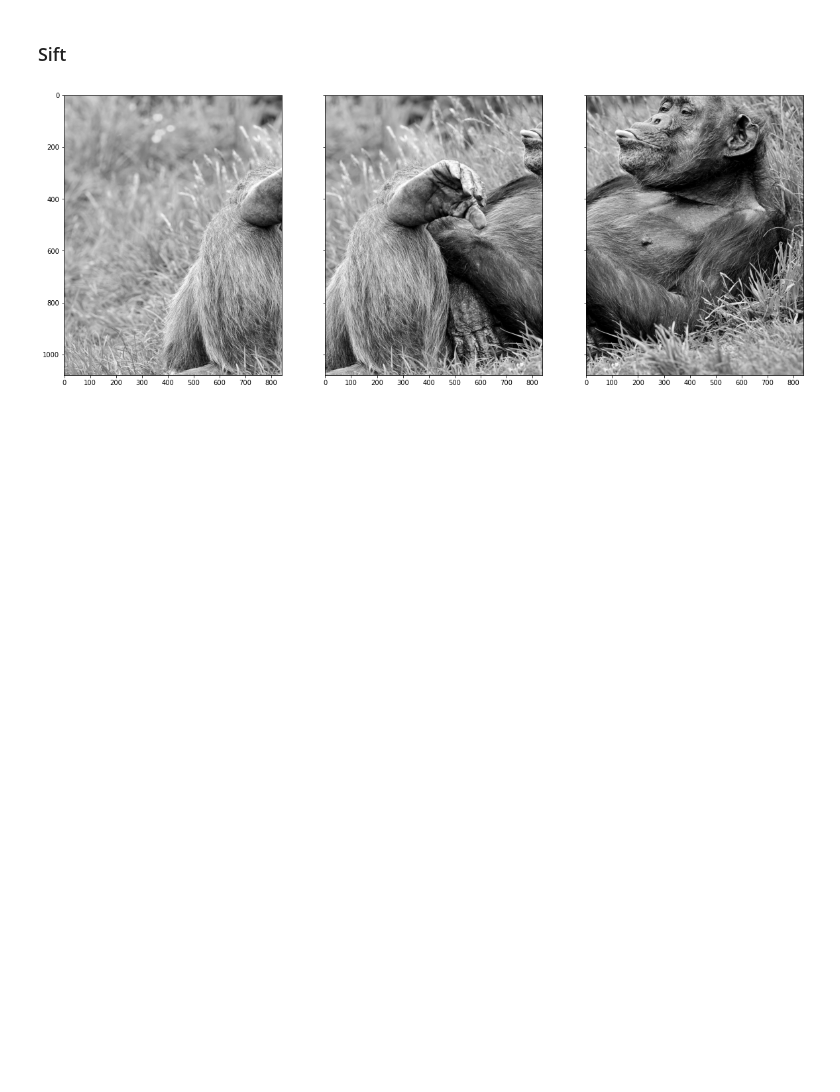
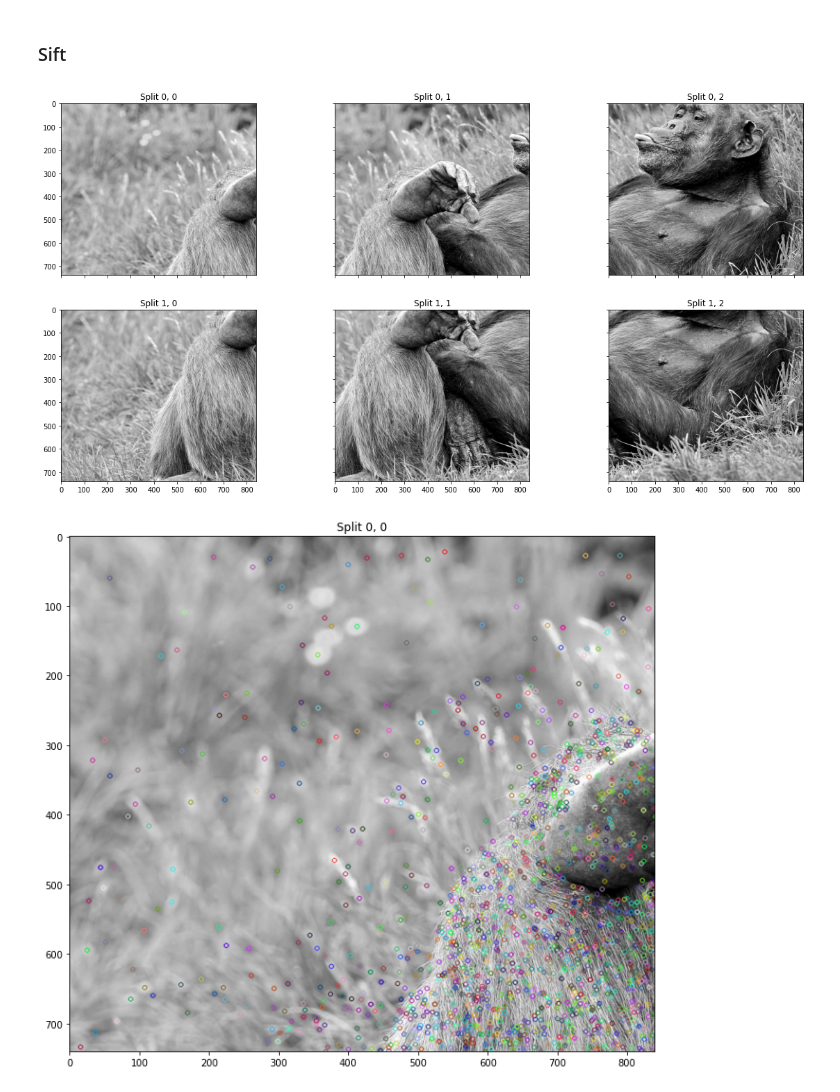
Before and after one commit to WTS012201/CompVis, a Jupyter notebook: ImageStitching/stitching.ipynb, the cells around one changed output. Saved outputs shown, nothing was run; the diff lists cells and outputs as text; code cells hidden in the pictures; blank space fills up the shorter version.

Commit message:
splitting

```diff
--- a/ImageStitching/stitching.ipynb
+++ b/ImageStitching/stitching.ipynb
@@ -12,20 +12,23 @@ TEST_IMG = "test.jpeg"
 # %%
 def split_img(img, rows, cols, inter_k):
     splits = []
-    m_size = img.shape[0]
-    n_size = img.shape[1]
-    add_n = n_size % cols
+    m_size, n_size = img.shape[0], img.shape[1]
+    remain_r, remain_c = m_size % rows, n_size % cols
 
     for i in range(rows):
         row = []
+        f_i, l_i = i == 0, i == cols - 1
+        start_i = i * (m_size // rows) - (not f_i) * inter_k
+        end_i = (i + 1) * (m_size // rows) + (not l_i) * inter_k
+
         for j in range(cols):
-            last = j == cols - 1
-            first = j == 0
-
-            start = j * (n_size // cols) - (not first) * inter_k
-            end = (j + 1) * (n_size // cols) + (not last) * inter_k
-
-            row.append(img[:, start:end + last * add_n])
+            f_j, l_j = j == 0, j == cols - 1
+            start_j = j * (n_size // cols) - (not f_j) * inter_k
+            end_j = (j + 1) * (n_size // cols) + (not l_j) * inter_k
+            row.append(img[
+                start_i:end_i + l_i * remain_r,
+                start_j:end_j + l_j * remain_c
+            ])
         splits.append(row)
 
     return splits
@@ -32,32 +63,31 @@ def split_img(img, rows, cols, inter_k):
 # %%
 src = cv.imread(TEST_IMG)
 
 if src is None:
     print('Could not open or find the image:', TEST_IMG)
     exit(0)
 img = src.copy()
 gray = cv.cvtColor(img, cv.COLOR_BGR2GRAY)
 
-r_split = 1
+
+sift = cv.SIFT_create()
+keypoints = sift.detect(gray)
+
+# cv.drawKeypoints(gray, keypoints, img)
+# img = cv.drawKeypoints(
+#     gray, keypoints, img,
+#     flags=cv.DRAW_MATCHES_FLAGS_DRAW_RICH_KEYPOINTS
+# )
+
+r_split = 2
 c_split = 3
 splits = split_img(gray, r_split, c_split, 200)
+sample_split = splits[0][0]
+
+sample_split = cv.drawKeypoints(sample_split, keypoints, img)
+
+show_splits(splits, cmap='gray')
+show_splits([[sample_split]], title="Split 0, 0", cmap='gray')
+# %% [output]
+[figure, added]
+[figure, added]
-# %%
-def show_splits(splits, **kwargs):
-    rows = len(splits)
-    cols = len(splits[0])
-    fig, axes = plt.subplots(
-        rows, cols, sharex=True, sharey=True, figsize=(20,10)
-    )
-
-    for i in range(rows):
-        for j in range(cols):
-            if rows == 1:
-                axes[j].imshow(splits[i][j], **kwargs)
-            else:
-                axes[i,j].imshow(splits[i][j], **kwargs)
-
-show_splits(splits, cmap='gray')
-# plt.figure(figsize = (20,10))
-# plt.imshow(splits[0][0], cmap='gray')
-# %% [output]
-[figure, removed]
```
Also changed, not shown: parts of 3 cells of this notebook.
